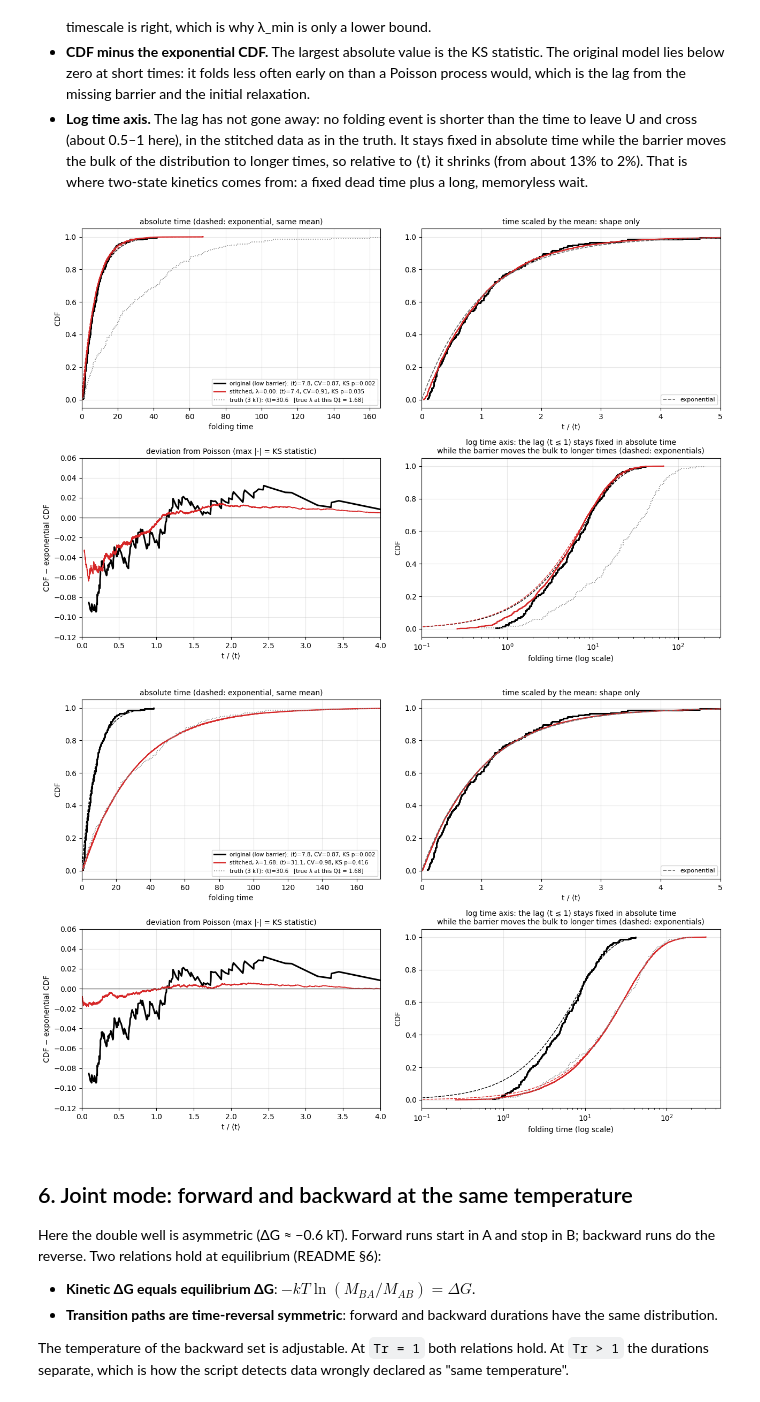
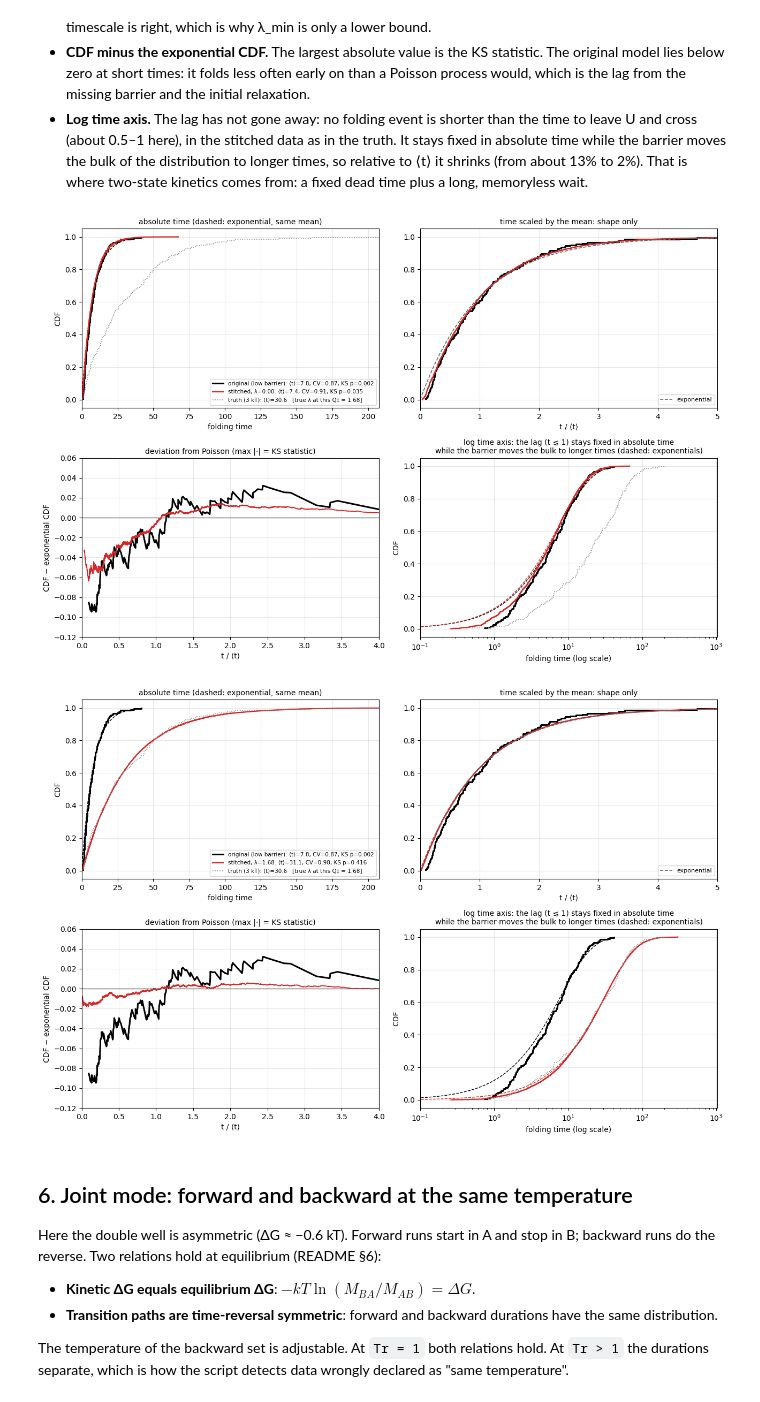
Before and after one commit to multi-ego/MaxCal, a Jupyter notebook: notebooks/demo.ipynb, the cells around one changed output. Drawn from its saved outputs; the diff is of its cells as text; code cells hidden in the pictures.

```diff
--- a/notebooks/demo.ipynb
+++ b/notebooks/demo.ipynb
@@ -367,37 +367,37 @@ def show_cdf(lam=1.68, qts=0.40):
               (ts, "C3", 1.6, f"stitched, λ={lam:.2f}: ⟨t⟩={ts.mean():.1f}, CV={ts.std()/ts.mean():.2f}, KS p={ksp_st:.3f}")]
     for t, c, lw, lab in curves:
         srt = np.sort(t); F = np.arange(1, srt.size + 1) / srt.size; tau = t.mean()
         axs[0].step(srt, F, where="post", color=c, lw=lw, label=lab)
         x = np.linspace(0, srt.max(), 300); axs[0].plot(x, 1 - np.exp(-x / tau), "--", color=c, lw=1)
         axs[1].step(srt / tau, F, where="post", color=c, lw=lw)
         axs[2].plot(srt / tau, F - (1 - np.exp(-srt / tau)), color=c, lw=lw if lw > 2 else 1.3)
         axs[3].step(srt, F, where="post", color=c, lw=lw)
         xl = np.logspace(-2, np.log10(srt.max()), 300)
         axs[3].plot(xl, 1 - np.exp(-xl / tau), "--", color=c, lw=1)
     axs[0].step(np.sort(Tt), np.arange(1, Tt.size + 1) / Tt.size, where="post", color="0.55", ls=":", lw=1.2,
                 label=f"truth (3 kT): ⟨t⟩={Tt.mean():.1f}   [true λ at this Q‡ = {lam_true:.2f}]")
     x = np.linspace(0, 6, 300); axs[1].plot(x, 1 - np.exp(-x), "--", color="0.4", lw=1.2, label="exponential")
-    axs[0].set_xlim(0, 1.2 * max(np.percentile(ts, 99), np.percentile(Tt, 99)))
+    axs[0].set_xlim(0, 1.5 * np.percentile(Tt, 99))   # fixed by the truth: only the stitched curve moves with λ
     axs[0].set_xlabel("folding time"); axs[0].set_ylabel("CDF"); axs[0].legend(fontsize=7.5, loc="lower right")
     axs[0].set_title("absolute time (dashed: exponential, same mean)", fontsize=10)
     axs[1].set_xlim(0, 5); axs[1].set_xlabel("t / ⟨t⟩"); axs[1].legend(fontsize=8, loc="lower right")
     axs[1].set_title("time scaled by the mean: shape only", fontsize=10)
     axs[2].axhline(0, color="0.4", lw=1); axs[2].set_xlim(0, 4); axs[2].set_ylim(-0.12, 0.06)
     axs[2].set_xlabel("t / ⟨t⟩"); axs[2].set_ylabel("CDF − exponential CDF")
     axs[2].set_title("deviation from Poisson (max |·| = KS statistic)", fontsize=10)
     axs[3].step(np.sort(Tt), np.arange(1, Tt.size + 1) / Tt.size, where="post", color="0.55", ls=":", lw=1.2)
-    axs[3].set_xscale("log"); axs[3].set_xlim(0.1, 1.5 * max(ts.max(), Tt.max()))
+    axs[3].set_xscale("log"); axs[3].set_xlim(0.1, 5 * Tt.max())   # fixed, independent of λ
     axs[3].set_xlabel("folding time (log scale)"); axs[3].set_ylabel("CDF")
     axs[3].set_title("log time axis: the lag (t ≲ 1) stays fixed in absolute time\n"
                      "while the barrier moves the bulk to longer times (dashed: exponentials)", fontsize=10)
     plt.tight_layout(); plt.show()
 
 explore(show_cdf, static=[dict(lam=0.0), dict(lam=1.68)],
         lam=(0.0, 3.0, 0.05) if HAVE_WIDGETS else None,
         qts=(0.32, 0.50, 0.01) if HAVE_WIDGETS else None)
 # %% [output]
-[figure, old version]
+[figure, new version]
-[figure, old version]
+[figure, new version]
 # %% [markdown]
 ## 6. Joint mode: forward and backward at the same temperature
 
```
Also changed, not shown: parts of 1 cell of this notebook.
